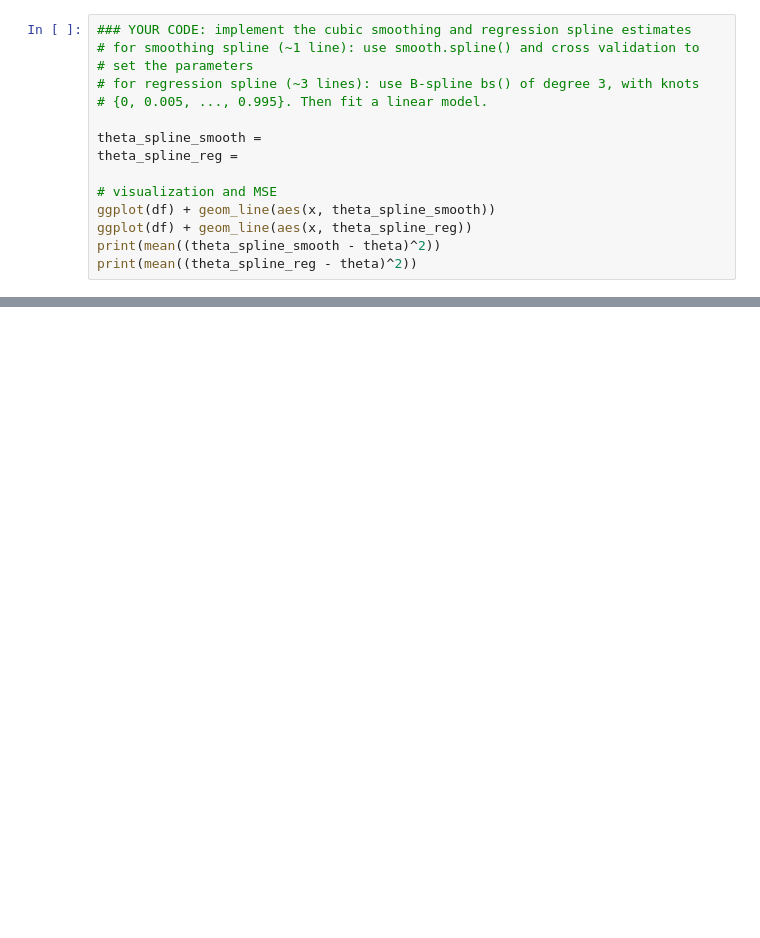
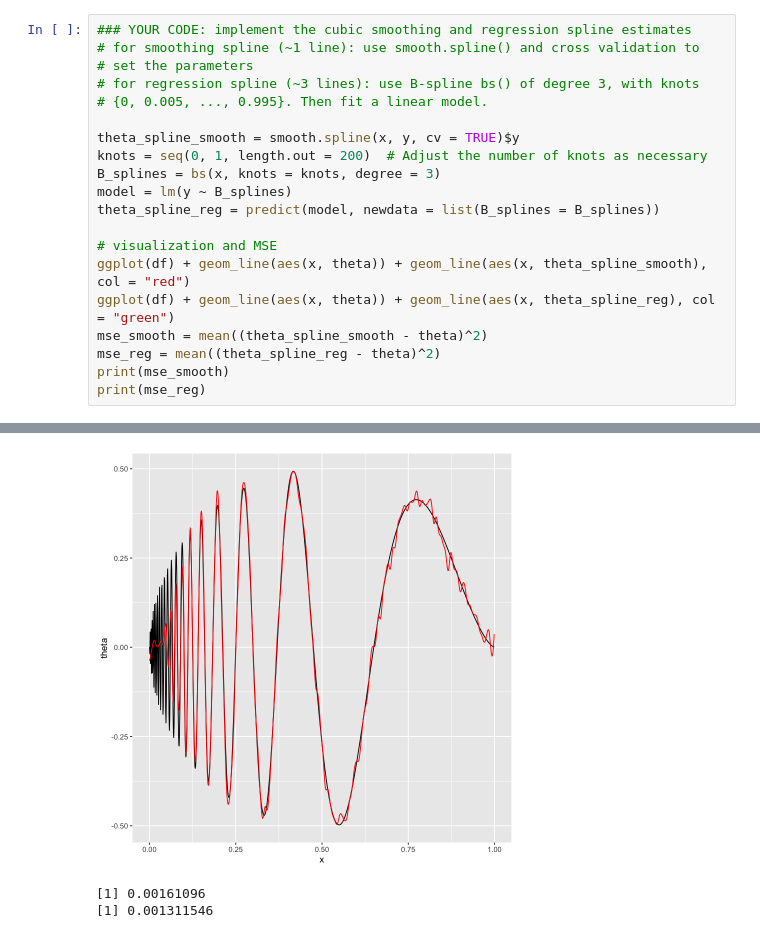
Before and after one commit to devt287/applied_stat, a Jupyter notebook: HW8_P4.ipynb, the cells around one changed output, grey strips where cells are left out. Drawn from its saved outputs; the diff is of its cells as text; blank space fills up the shorter version.

```diff
--- a/HW8_P4.ipynb
+++ b/HW8_P4.ipynb
@@ -58,11 +116,17 @@ print(mean((theta_LLR_20 - theta)^2))
 # for regression spline (~3 lines): use B-spline bs() of degree 3, with knots
 # {0, 0.005, ..., 0.995}. Then fit a linear model.
 
-theta_spline_smooth =
-theta_spline_reg =
+theta_spline_smooth = smooth.spline(x, y, cv = TRUE)$y
+knots = seq(0, 1, length.out = 200)  # Adjust the number of knots as necessary
+B_splines = bs(x, knots = knots, degree = 3)
+model = lm(y ~ B_splines)
+theta_spline_reg = predict(model, newdata = list(B_splines = B_splines))
 
 # visualization and MSE
-ggplot(df) + geom_line(aes(x, theta_spline_smooth))
-ggplot(df) + geom_line(aes(x, theta_spline_reg))
-print(mean((theta_spline_smooth - theta)^2))
-print(mean((theta_spline_reg - theta)^2))
+ggplot(df) + geom_line(aes(x, theta)) + geom_line(aes(x, theta_spline_smooth), col = "red")
+ggplot(df) + geom_line(aes(x, theta)) + geom_line(aes(x, theta_spline_reg), col = "green")
+mse_smooth = mean((theta_spline_smooth - theta)^2)
+mse_reg = mean((theta_spline_reg - theta)^2)
+print(mse_smooth)
+print(mse_reg)
+# %% [output]
@@ -68,0 +135,3 @@ print(mean((theta_spline_reg - theta)^2))
+[figure, added]
+[1] 0.00161096
+[1] 0.001311546
```
Also changed, not shown: parts of 7 cells of this notebook.
